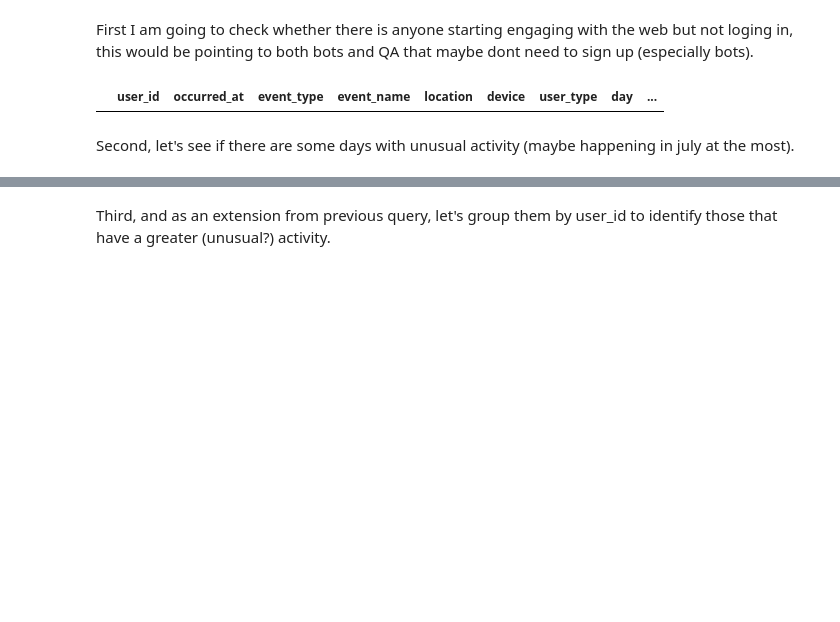
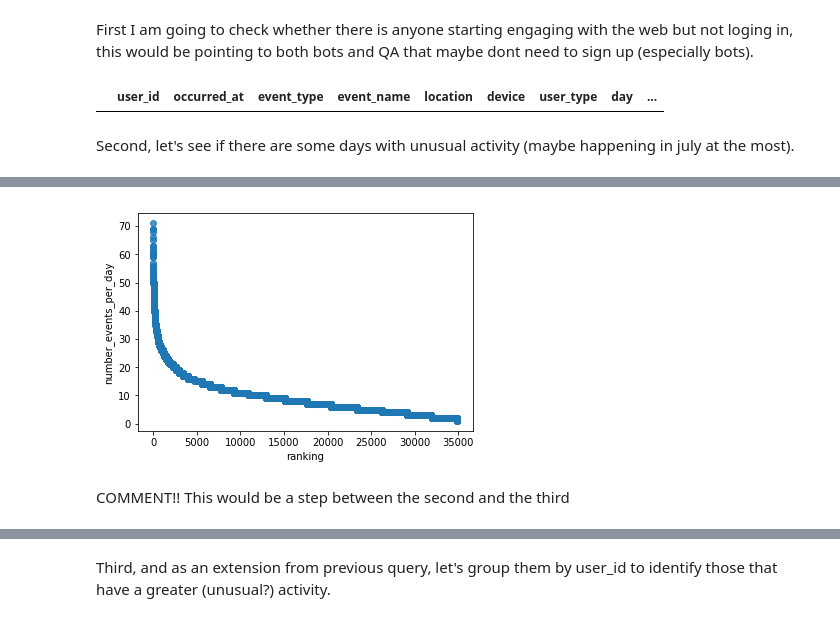
Before and after one commit to Salvinha-vlc/Business-Intelligence, a Jupyter notebook: User_engagement/The code/user_engagement.ipynb, the cells around one changed output, grey strips where cells are left out. Cells and saved outputs as stored; diff of their text form; code cells hidden in the pictures; blank space fills up the shorter version.

```diff
--- a/User_engagement/The code/user_engagement.ipynb
+++ b/User_engagement/The code/user_engagement.ipynb
@@ -827,2 +931,4 @@ ORDER BY number_events_per_day DESC;
 """
 qa_bots_2 = pd.read_sql(query_bad_data, engine)
+# %%
+qa_bots_2["ranking"] = (range(1, len(qa_bots_2)+1))
@@ -828,0 +944,7 @@ qa_bots_2 = pd.read_sql(query_bad_data, engine)
+# %%
+sns.regplot(x=qa_bots_2["ranking"], y=qa_bots_2["number_events_per_day"], fit_reg=False)
+plt.show()
+# %% [output]
+[figure, added]
+# %% [markdown]
+COMMENT!! This would be a step between the second and the third
```
Also changed, not shown: parts of 23 cells of this notebook.
